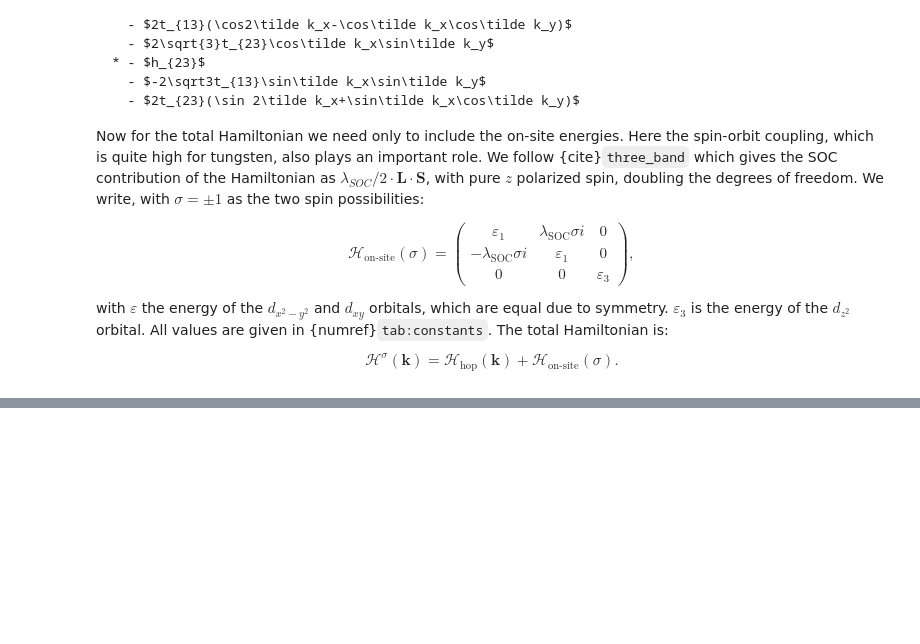
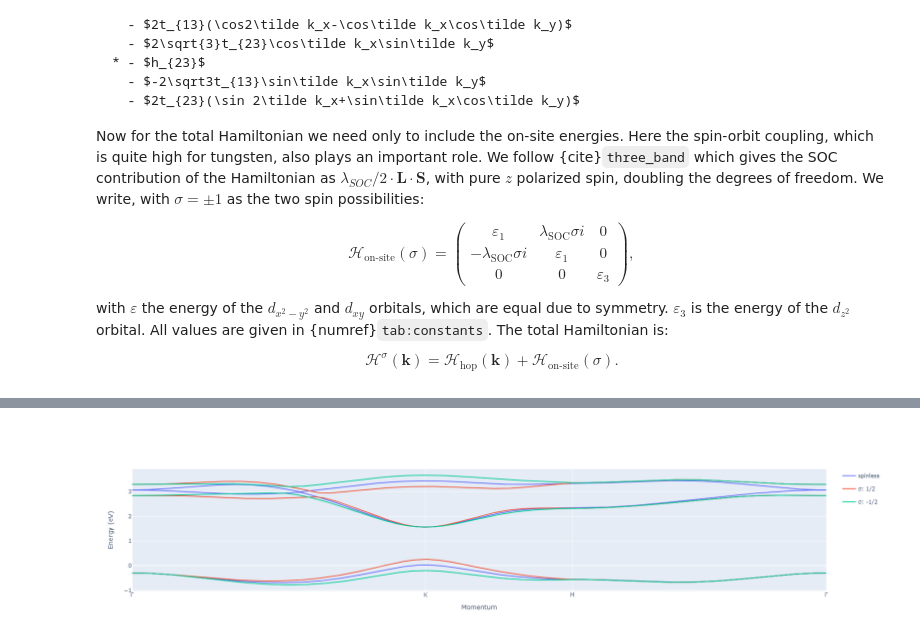
Before and after one commit to Hidde-Dijkstra/Hidde-Dijkstra.github.io, a Jupyter notebook: project-book/master-thesis/lattice/monolayer.ipynb, the cells around one changed output, grey strips where cells are left out. Saved outputs shown, nothing was run; the diff lists cells and outputs as text; code cells hidden in the pictures; blank space fills up the shorter version.

```diff
--- a/project-book/master-thesis/lattice/monolayer.ipynb
+++ b/project-book/master-thesis/lattice/monolayer.ipynb
@@ -330,26 +355,29 @@ We notice that the SOC lowers (raises) the $K$ point of the valence band, at the
 # %%
-def H_mono(k, σ):
+def H_mono(k, σ=0, **kwargs):
     t_1, t_2, t_3, t_12, t_13, t_23, ε_1, ε_3, λ_SOC = wse2_var_dic.values()
     k_x, k_y = k[0]/2, k[1]*np.sqrt(3)/2
     cos2x, cosx, cosy = np.cos(2*k_x), np.cos(k_x), np.cos(k_y)
     sin2x, sinx, siny = np.sin(2*k_x), np.sin(k_x), np.sin(k_y)
     h_1 = 2*t_1*cos2x + (t_1+3*t_2)*cosx*cosy
     h_2 = 2*t_2*cos2x + (t_2+3*t_1)*cosx*cosy
     h_3 = 2*t_3*cos2x + 4*t_3*cosx*cosy
     h_12 = np.sqrt(3)*(t_1-t_2)*sinx*siny + 2j*t_12*(sin2x-2*sinx*cosy)
     h_13 = 2*t_13*(cos2x-cosx*cosy) + 2j*np.sqrt(3)*t_23*cosx*siny
     h_23 = -2*np.sqrt(3)*t_13*sinx*siny + 2j*t_23*(sin2x+sinx*cosy)
     return np.array([
             [ε_1+h_1, 1j*λ_SOC*σ+h_12, h_13],
             [-1j*λ_SOC*σ+np.conj(h_12), ε_1+h_2, h_23],
             [np.conj(h_13), np.conj(h_23), ε_3+h_3]
         ])
 
-bandstructure = bs.BandStructure()
+bandstructure = BandStructure()
 bandstructure.set_k_path([np.array([0, 0]), np.array([4*np.pi/3, 0]), np.array([np.pi, np.pi/np.sqrt(3)]), np.zeros(2)],
-          [r'$\Gamma$', 'K', 'M', r'$\Gamma$'], 300)
-colors = ['blue', 'red', 'green']
-for i, σ in enumerate([-1, 0, 1]):
-    bandstructure.plot_from_H(lambda k: H_mono(k, σ), 'σ='+str(σ), color=colors[i])
+          ['Γ', 'K', 'M', 'Γ'], 300)
+legend = dict(
+    args=dict(H=[(lambda k, σ=σ: H_mono(k, σ=σ)) for σ in [0, 1, -1]]),
+    tags=['spinless', 'σ: 1/2', 'σ: -1/2'])
+bandstructure.plot_from_H(legend=legend)
 
 bandstructure.fig
+# %% [output]
+[figure, added]
```
Also changed, not shown: parts of 8 cells of this notebook, 6 other files.
